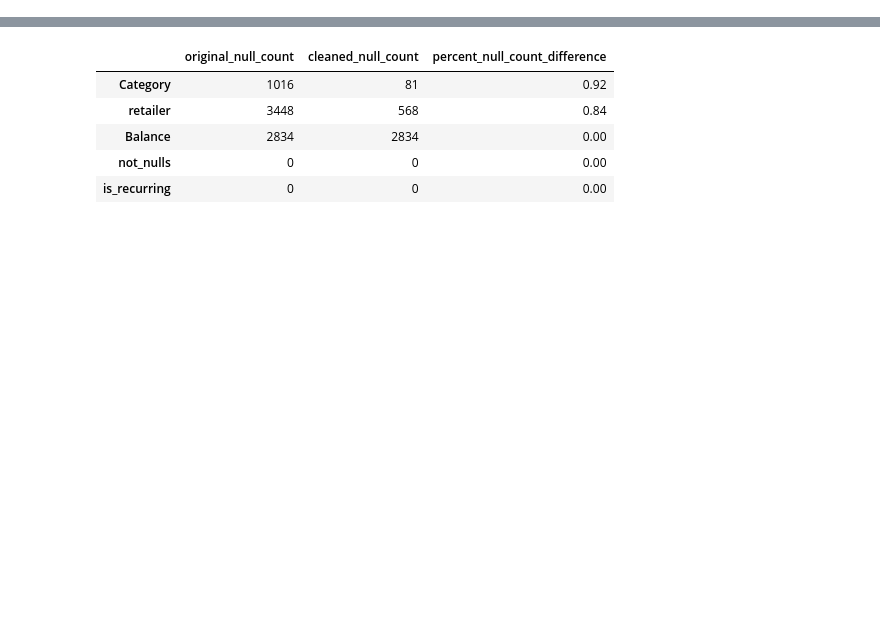
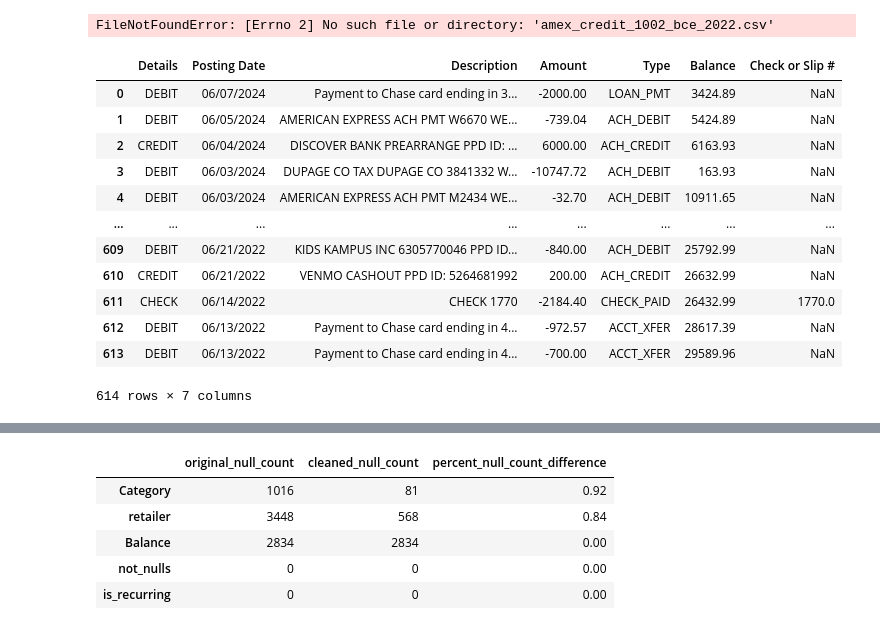
Before and after one commit to blombard24/financial-account-analysis, a Jupyter notebook: test_notebook.ipynb, the cells around one changed output, grey strips where cells are left out. Saved outputs shown, nothing was run; the diff lists cells and outputs as text; code cells hidden in the pictures; blank space fills up the shorter version.

```diff
--- a/test_notebook.ipynb
+++ b/test_notebook.ipynb
@@ -13,0 +122,20 @@ df = transaction_compiler()
+# %%
+pd.read_csv(csv_file_list[0], index_col=False)
+# %% [output]
+FileNotFoundError: [Errno 2] No such file or directory: 'amex_credit_1002_bce_2022.csv'
+# %%
+pd.read_csv('Chase_checking_9333_Activity_20240611.CSV', index_col=False)
+# %% [output]
+|  | Details | Posting Date | Description | Amount | Type | Balance | Check or Slip # |
+| 0 | DEBIT | 06/07/2024 | Payment to Chase card ending in 3... | -2000.00 | LOAN_PMT | 3424.89 | NaN |
+| 1 | DEBIT | 06/05/2024 | AMERICAN EXPRESS ACH PMT W6670 WE... | -739.04 | ACH_DEBIT | 5424.89 | NaN |
+| 2 | CREDIT | 06/04/2024 | DISCOVER BANK PREARRANGE PPD ID: ... | 6000.00 | ACH_CREDIT | 6163.93 | NaN |
+| 3 | DEBIT | 06/03/2024 | DUPAGE CO TAX DUPAGE CO 3841332 W... | -10747.72 | ACH_DEBIT | 163.93 | NaN |
+| 4 | DEBIT | 06/03/2024 | AMERICAN EXPRESS ACH PMT M2434 WE... | -32.70 | ACH_DEBIT | 10911.65 | NaN |
+| ... | ... | ... | ... | ... | ... | ... | ... |
+| 609 | DEBIT | 06/21/2022 | KIDS KAMPUS INC 6305770046 PPD ID... | -840.00 | ACH_DEBIT | 25792.99 | NaN |
+| 610 | CREDIT | 06/21/2022 | VENMO CASHOUT PPD ID: 5264681992 | 200.00 | ACH_CREDIT | 26632.99 | NaN |
+| 611 | CHECK | 06/14/2022 | CHECK 1770 | -2184.40 | CHECK_PAID | 26432.99 | 1770.0 |
+| 612 | DEBIT | 06/13/2022 | Payment to Chase card ending in 4... | -972.57 | ACCT_XFER | 28617.39 | NaN |
+| 613 | DEBIT | 06/13/2022 | Payment to Chase card ending in 4... | -700.00 | ACCT_XFER | 29589.96 | NaN |
+614 rows × 7 columns
```
Also changed, not shown: parts of 22 cells of this notebook, 1 other file.
